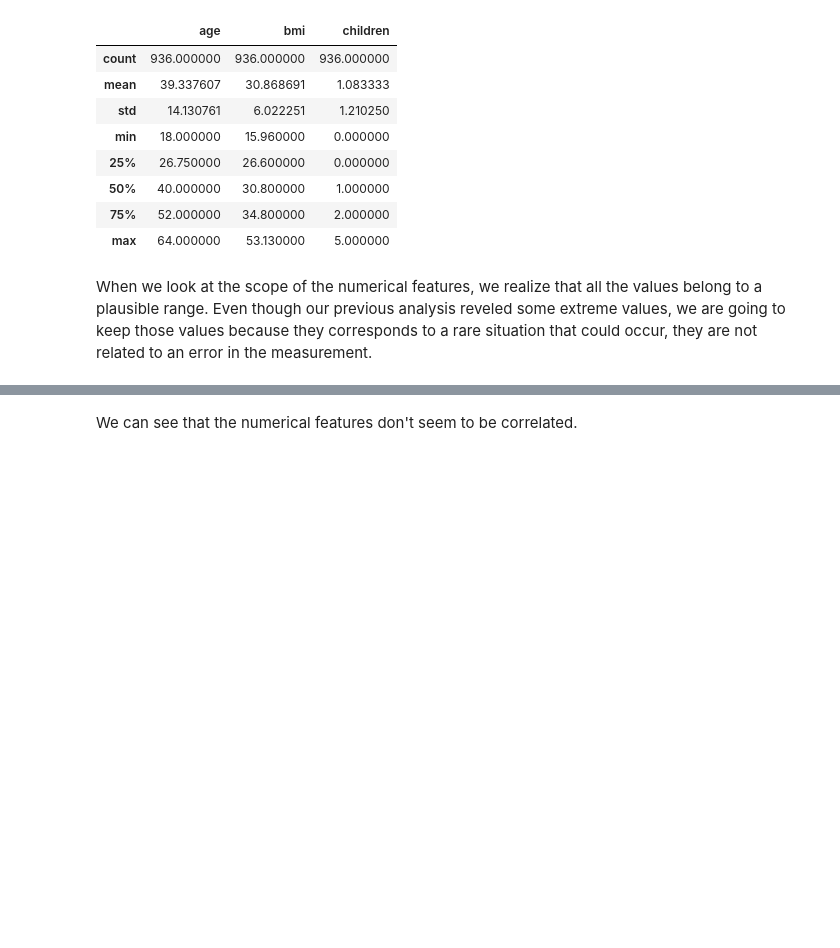
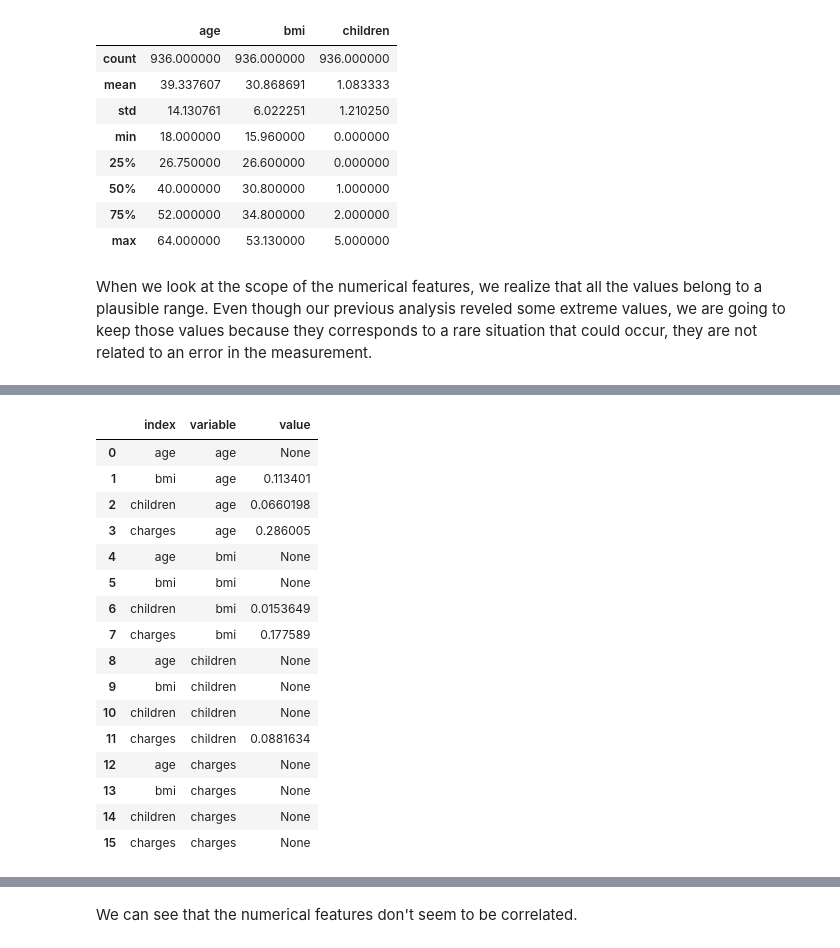
Before and after one commit to sirine-chahma/DSCI_522_group_401, a Jupyter notebook: notebooks/EDA.ipynb, the cells around one changed output, grey strips where cells are left out. Saved outputs shown, nothing was run; the diff lists cells and outputs as text; code cells hidden in the pictures; blank space fills up the shorter version.

```diff
--- a/notebooks/EDA.ipynb
+++ b/notebooks/EDA.ipynb
@@ -183,0 +186,34 @@ cor
+# %%
+#Set as None the values that we find twice in the correlation table
+
+ind={}
+
+for i in range(cor.shape[0]):
+    for elem in ind:
+        if cor['variable'][i] in ind[elem]:
+            if cor['index'][i] == elem:
+                cor.loc[[i], ['value']] = None
+    if cor['variable'][i] in ind :
+            ind[cor['variable'][i]].append(cor['index'][i])
+    else :
+        ind[cor['variable'][i]] = []
+
+cor
+# %% [output]
+|  | index | variable | value |
+| 0 | age | age | None |
+| 1 | bmi | age | 0.113401 |
+| 2 | children | age | 0.0660198 |
+| 3 | charges | age | 0.286005 |
+| 4 | age | bmi | None |
+| 5 | bmi | bmi | None |
+| 6 | children | bmi | 0.0153649 |
+| 7 | charges | bmi | 0.177589 |
+| 8 | age | children | None |
+| 9 | bmi | children | None |
+| 10 | children | children | None |
+| 11 | charges | children | 0.0881634 |
+| 12 | age | charges | None |
+| 13 | bmi | charges | None |
+| 14 | children | charges | None |
+| 15 | charges | charges | None |
```
Also changed, not shown: parts of 9 cells of this notebook, 11 other files.
